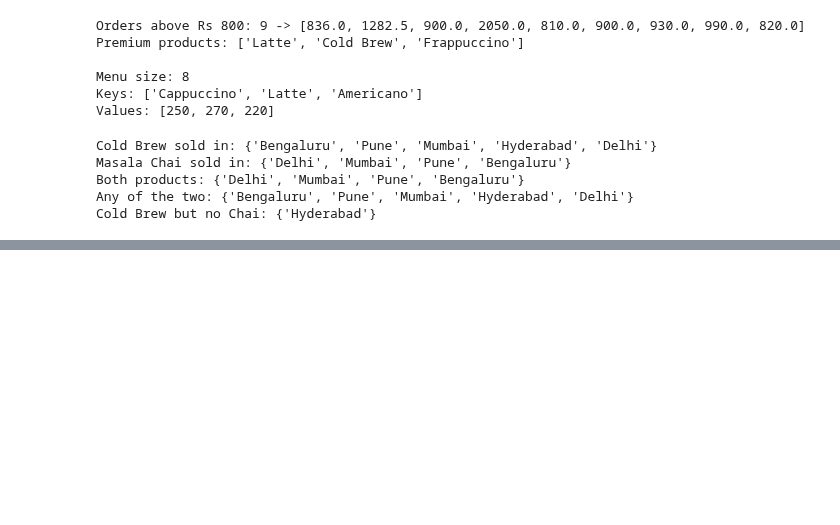
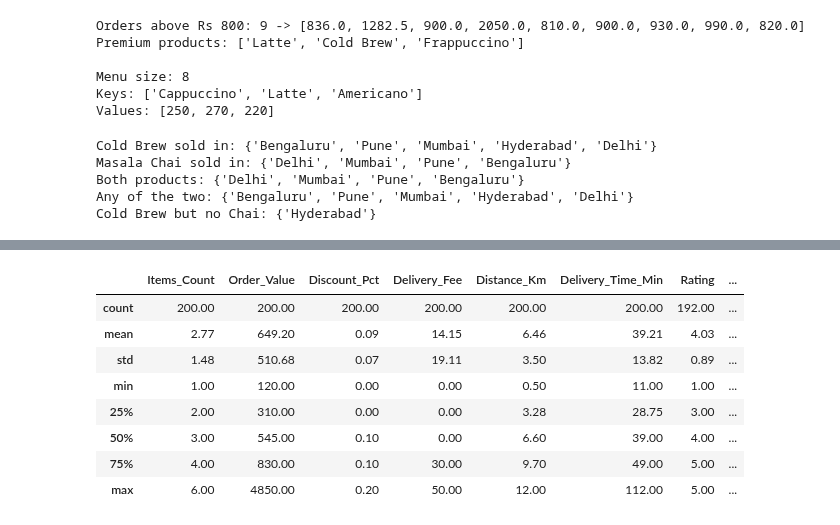
Before and after one commit to 28khushi08/DAP-LEC.1, a Jupyter notebook: lecture1_DAP.ipynb, the cells around one changed output, grey strips where cells are left out. Cells and saved outputs as stored; diff of their text form; code cells hidden in the pictures; blank space fills up the shorter version.

```diff
--- a/lecture1_DAP.ipynb
+++ b/lecture1_DAP.ipynb
@@ -541,0 +651,16 @@ Cold Brew but no Chai: {'Hyderabad'}
+# %%
+# 2.1 describe (): one command , many statistics (numerical columns)
+# Fixing 'Discount_Km' typo to 'Distance_Km'
+number_cols = ['Items_Count', 'Order_Value', 'Discount_Pct', 'Delivery_Fee',
+               'Distance_Km', 'Delivery_Time_Min', 'Rating', 'Final_Amount']
+df[number_cols].describe().round(2)
+# %% [output]
+|  | Items_Count | Order_Value | Discount_Pct | Delivery_Fee | Distance_Km | Delivery_Time_Min | Rating | ... |
+| count | 200.00 | 200.00 | 200.00 | 200.00 | 200.00 | 200.00 | 192.00 | ... |
+| mean | 2.77 | 649.20 | 0.09 | 14.15 | 6.46 | 39.21 | 4.03 | ... |
+| std | 1.48 | 510.68 | 0.07 | 19.11 | 3.50 | 13.82 | 0.89 | ... |
+| min | 1.00 | 120.00 | 0.00 | 0.00 | 0.50 | 11.00 | 1.00 | ... |
+| 25% | 2.00 | 310.00 | 0.00 | 0.00 | 3.28 | 28.75 | 3.00 | ... |
+| 50% | 3.00 | 545.00 | 0.10 | 0.00 | 6.60 | 39.00 | 4.00 | ... |
+| 75% | 4.00 | 830.00 | 0.10 | 30.00 | 9.70 | 49.00 | 5.00 | ... |
+| max | 6.00 | 4850.00 | 0.20 | 50.00 | 12.00 | 112.00 | 5.00 | ... |
```
Also changed, not shown: parts of 9 cells of this notebook.
